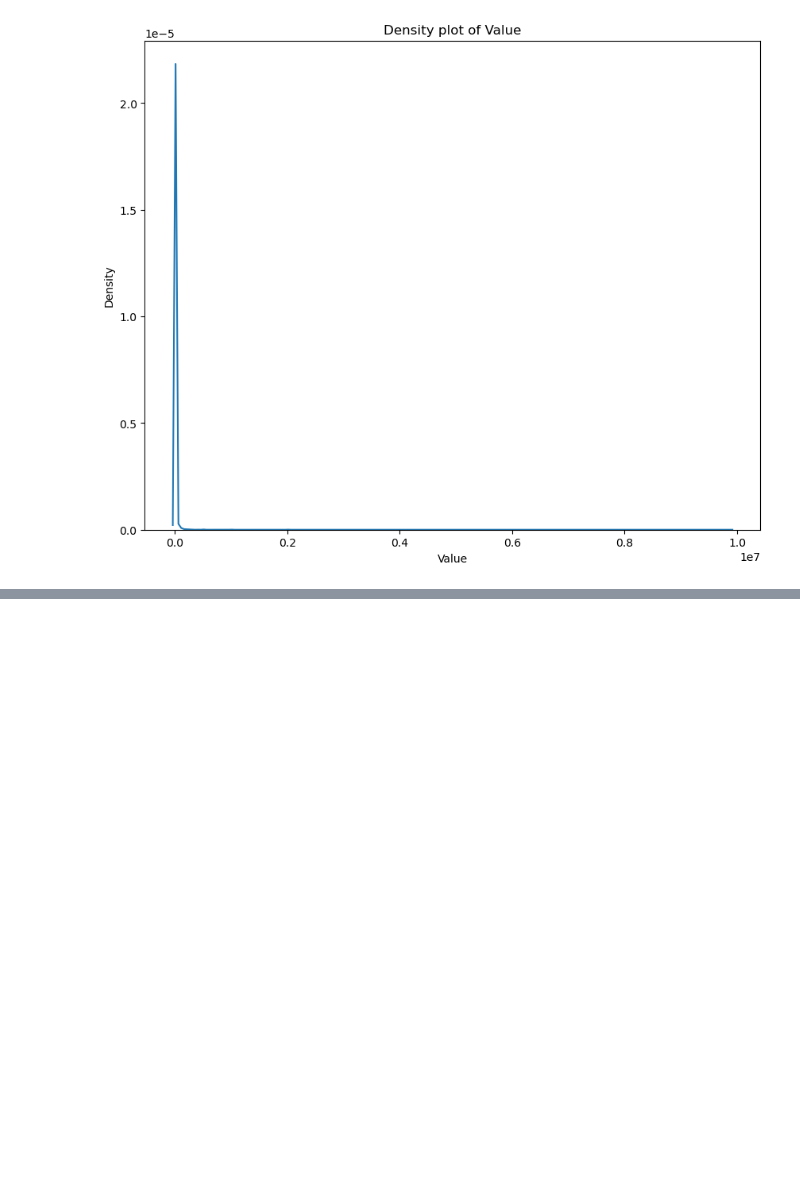
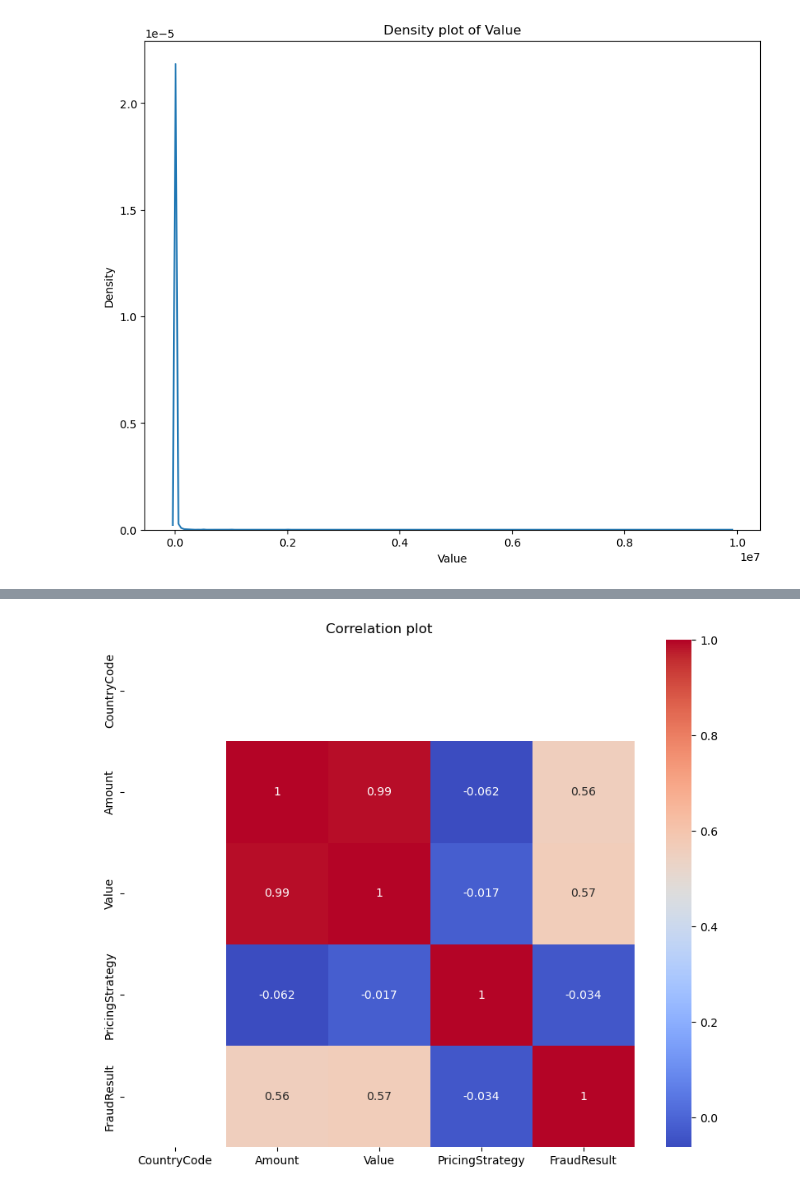
Before and after one commit to abrhame/Bati-Bank, a Jupyter notebook: notebooks/task1.ipynb, the cells around one changed output, grey strips where cells are left out. Cells and saved outputs as stored; diff of their text form; code cells hidden in the pictures; blank space fills up the shorter version.

```diff
--- a/notebooks/task1.ipynb
+++ b/notebooks/task1.ipynb
@@ -85,0 +107,12 @@ plt.show()
+# %%
+logging.info('Correlation plot')
+
+numerical_values = df.select_dtypes(include=['float64', 'int64'])
+
+corr_mat = numerical_values.corr()
+plt.figure(figsize=(10,8))
+sns.heatmap(corr_mat, annot=True, cmap='coolwarm')
+plt.title('Correlation plot')
+plt.show()
+# %% [output]
+[figure, added]
```
Also changed, not shown: parts of 6 cells of this notebook.
